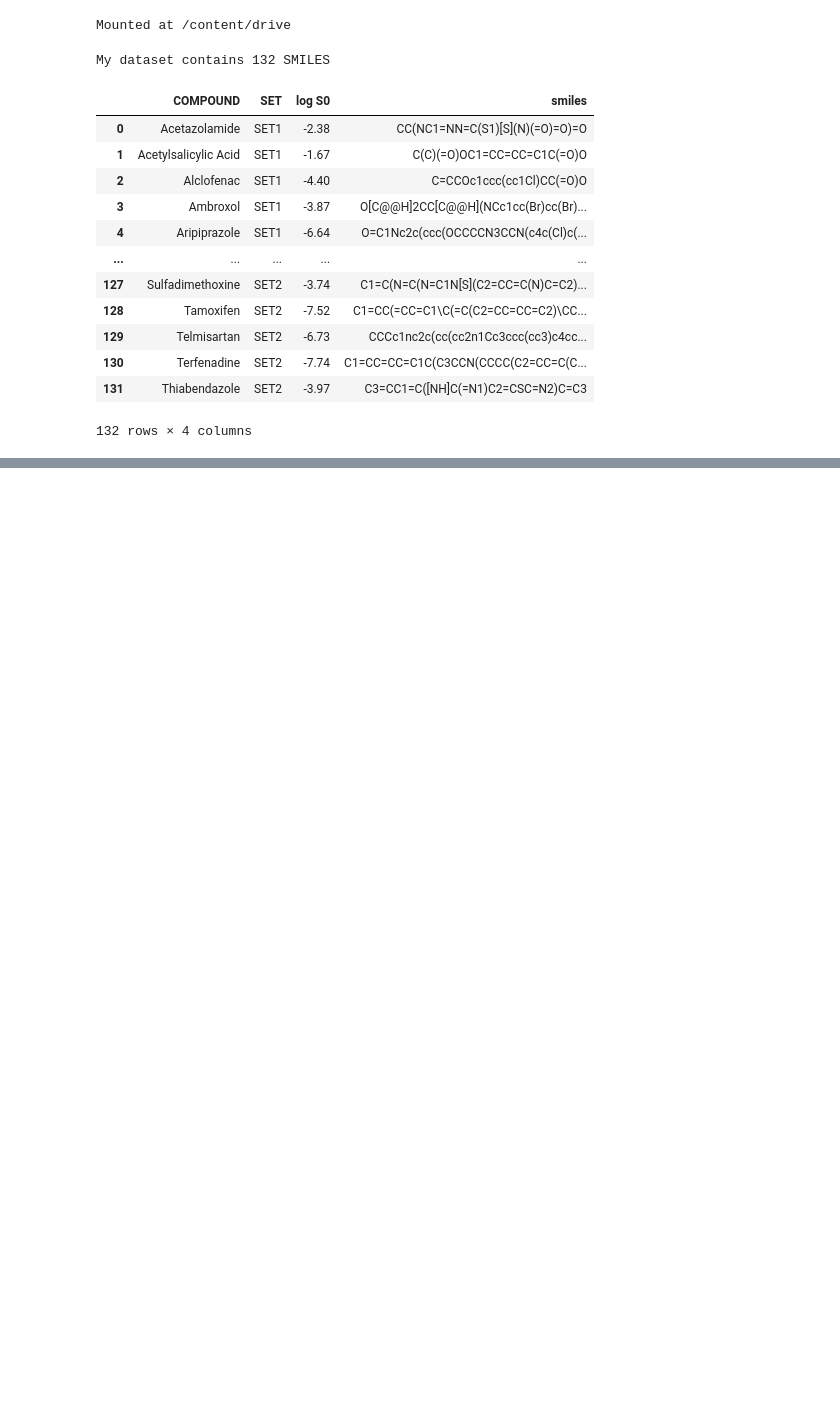
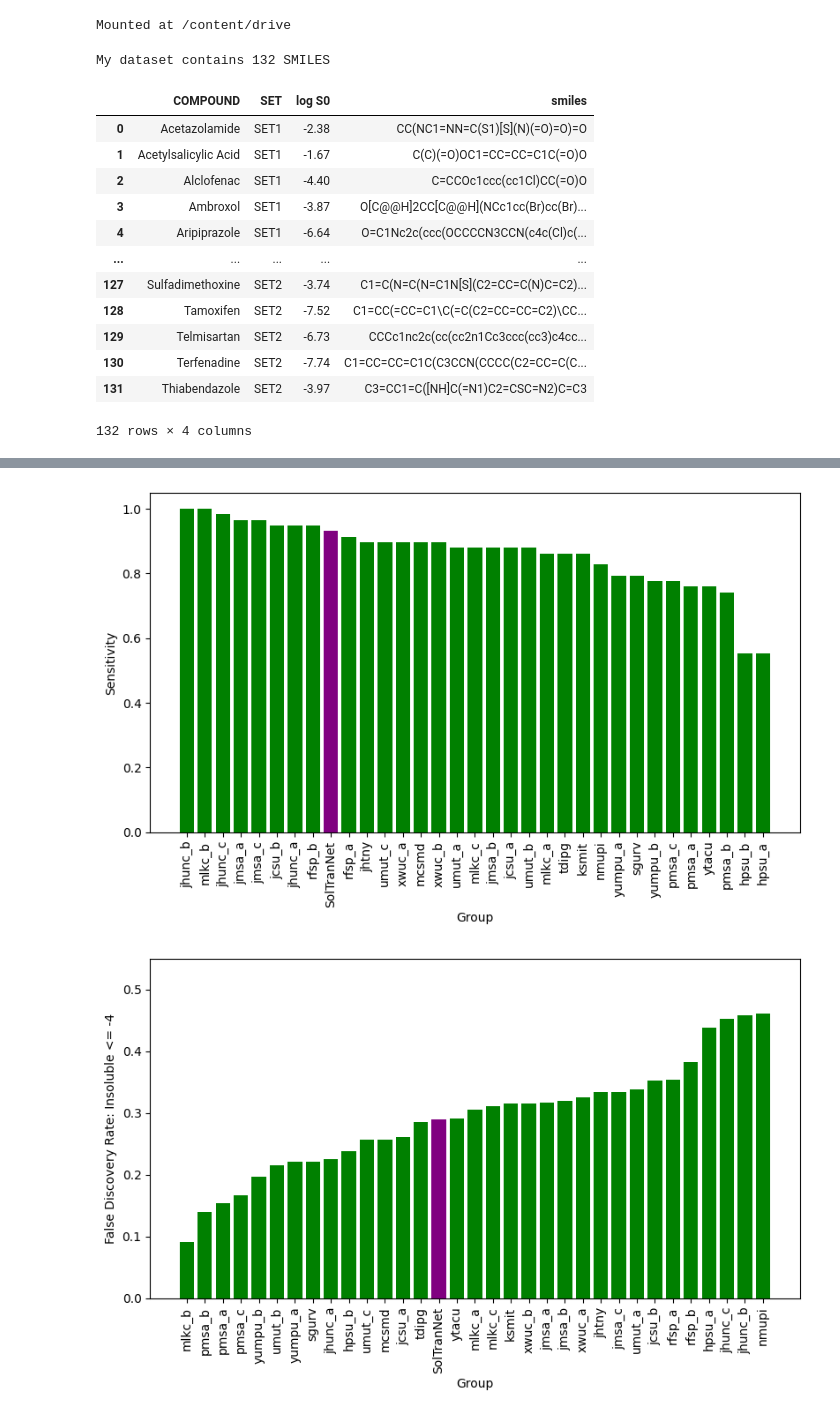
Before and after one commit to dzumii/eos6oli_model_validation, a Jupyter notebook: notebooks/Ersilia_Week2_Task2_2.ipynb, the cells around one changed output, grey strips where cells are left out. Saved outputs shown, nothing was run; the diff lists cells and outputs as text; code cells hidden in the pictures; blank space fills up the shorter version.

```diff
--- a/notebooks/Ersilia_Week2_Task2_2.ipynb
+++ b/notebooks/Ersilia_Week2_Task2_2.ipynb
@@ -141,0 +278,29 @@ plt.show()
+# %%
+plotted_sens=False
+for ins in data:
+    for k in data[ins]:
+        if k=='hit':
+            if plotted_sens:
+                continue
+            fig=plt.figure(figsize=(9.5,5))
+            all_data=sorted(data[ins][k],key=lambda x:x[1],reverse=True)
+            plt.ylabel('Sensitivity')
+        else:
+            fig=plt.figure(figsize=(9.5,5))
+            all_data=sorted(data[ins][k],key=lambda x:x[1])
+            plt.ylabel(f'False Discovery Rate: Insoluble <= {ins}')
+            plt.ylim((0,0.55))
+
+        labels=[x[0] for x in all_data]
+        ys=[x[1] for x in all_data]
+        x_pos=[i for i,_ in enumerate(all_data)]
+        colors=['purple' if x[0]=='SolTranNet' else 'green' for x in all_data]
+        plt.bar(x_pos,ys,color=colors)
+        plt.xlabel('Group')
+        plt.xticks(x_pos,labels,rotation='vertical')
+        filename = f'/content/drive/MyDrive/Ersilia/SensitivityPlot_{ins}.png'
+        plt.savefig(filename)
+        plotted_sens=True
+# %% [output]
+[figure, added]
+[figure, added]
```
Also changed, not shown: parts of 14 cells of this notebook, 1 other file.
